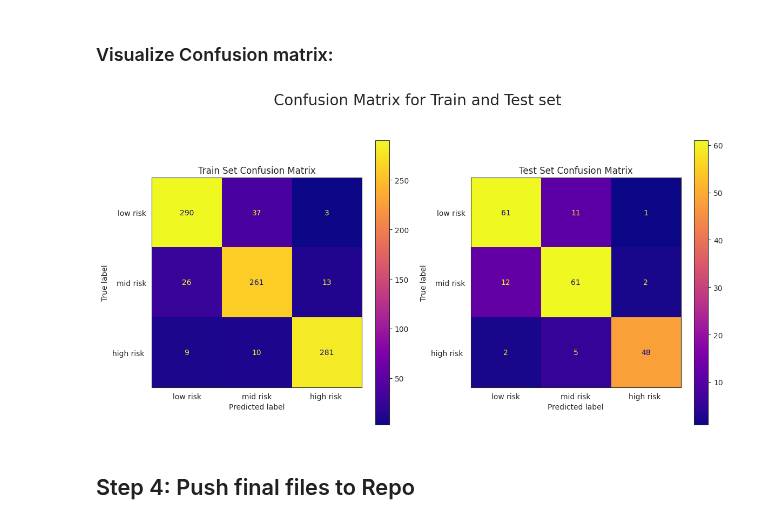
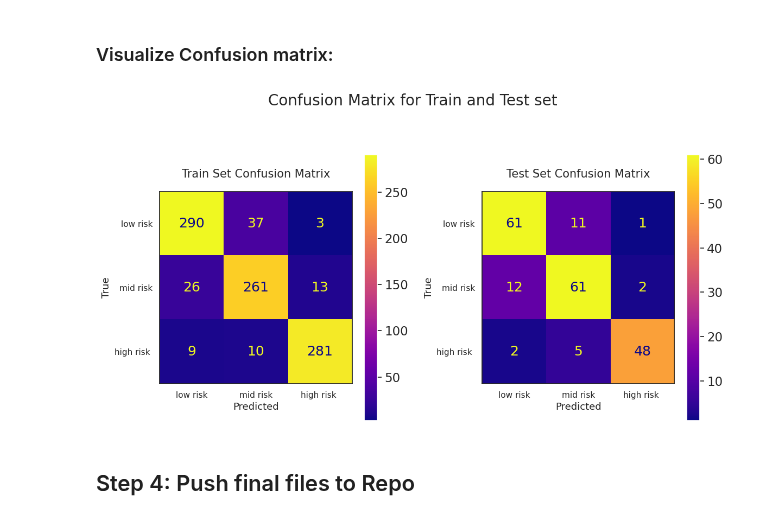
Before and after one commit to theresaabl/ML-maternal-health-risk, a Jupyter notebook: jupyter_notebooks/07-ModellingAndEvaluation-ClassificationB.ipynb, the cells around one changed output. Drawn from its saved outputs; the diff is of its cells as text; code cells hidden in the pictures.

```diff
--- a/jupyter_notebooks/07-ModellingAndEvaluation-ClassificationB.ipynb
+++ b/jupyter_notebooks/07-ModellingAndEvaluation-ClassificationB.ipynb
@@ -610,29 +656,36 @@ When compared to the model fitted with all features (see previous notebook) the
 # %%
 sns.set_style("white")
 predictions_train = pipeline_clf.predict(X_train)
 predictions_test = pipeline_clf.predict(X_test)
 cm_train = confusion_matrix(y_train, predictions_train, labels=pipeline_clf.classes_)
 cm_test = confusion_matrix(y_test, predictions_test, labels=pipeline_clf.classes_)
 
 
 fig_cm, axes = plt.subplots(1, 2, figsize=(12, 6))
 fig_cm.suptitle("Confusion Matrix for Train and Test set", fontsize=20, y=1.05)
-
-# Recall subplot
+# increase label numbers fontsize for better UI in dashboard
+# Code from https://stackoverflow.com/a/59839952
+sns.set_theme(font_scale=1.5)
 
 disp_train = ConfusionMatrixDisplay(confusion_matrix=cm_train, display_labels=["low risk", "mid risk", "high risk "])
 disp_train.plot(ax=axes[0], values_format='d', cmap="plasma")
-axes[0].set_title("Train Set Confusion Matrix")
-
+axes[0].set_title("Train Set Confusion Matrix", fontsize=15, y=1.05)
+axes[0].set_xlabel("Predicted", fontsize=13)
+axes[0].set_ylabel("True", fontsize=13)
 
 disp_test = ConfusionMatrixDisplay(confusion_matrix=cm_test, display_labels=["low risk", "mid risk", "high risk "])
 disp_test.plot(ax=axes[1], values_format='d', cmap="plasma")
-axes[1].set_title("Test Set Confusion Matrix")
+axes[1].set_title("Test Set Confusion Matrix", fontsize=15, y=1.05)
+axes[1].set_xlabel("Predicted", fontsize=13)
+axes[1].set_ylabel("True", fontsize=13)
 
 plt.tight_layout()
 plt.show()
+
+# reset font_scale
+sns.set_theme(font_scale=1)
 # %% [output]
-[figure, old version]
+[figure, new version]
 # %% [markdown]
 ## Step 4: Push final files to Repo
 # %% [markdown]
```
Also changed, not shown: parts of 14 cells of this notebook, 8 other files.
